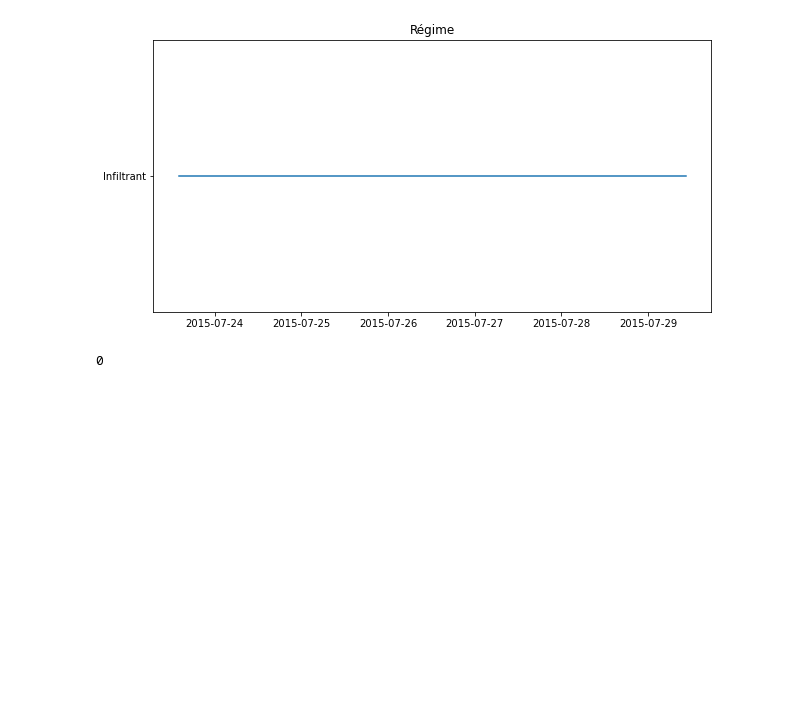
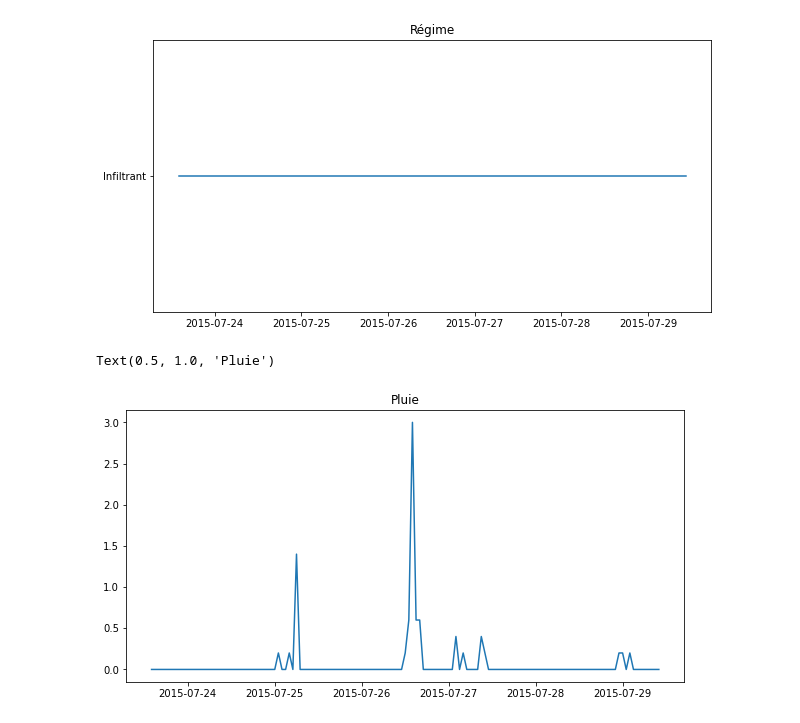
Before and after one commit to Lauredesorgues/MOLONARI_projet_3-, a Jupyter notebook: traitement_data_molonari_12-10_Lise.ipynb, the cells around one changed output. Drawn from its saved outputs; the diff is of its cells as text; code cells hidden in the pictures; blank space fills up the shorter version.

Commit message:
Cohérence pluie et dH

```diff
--- a/traitement_data_molonari_12-10_Lise.ipynb
+++ b/traitement_data_molonari_12-10_Lise.ipynb
@@ -380,8 +347,15 @@ plt.title('Régime')
 # %% [output]
 Text(0.5, 1.0, 'Régime')
 [figure]
-# %%
-# Indiquer le nombre de valeurs négatives de dH
-print((data[0]['pression']['dH'] < 0).sum())
-# %% [output]
-0
+# %%
+# Extraire les données de pluie correspondant aux dates de mesure
+pluie_du_jour = pluie[pluie['DateHeure'].isin(data[0]['pression']['dates'])]
+pluie_du_jour = pluie_du_jour.reset_index(drop=True)
+
+#Tracé de la pluie
+plt.figure(figsize=(10, 5))
+plt.plot(pluie_du_jour['DateHeure'], pluie_du_jour['Valeur'], label='Pluie (mm)')
+plt.title('Pluie')
+# %% [output]
+Text(0.5, 1.0, 'Pluie')
+[figure, added]
```
Also changed, not shown: parts of 5 cells of this notebook.
